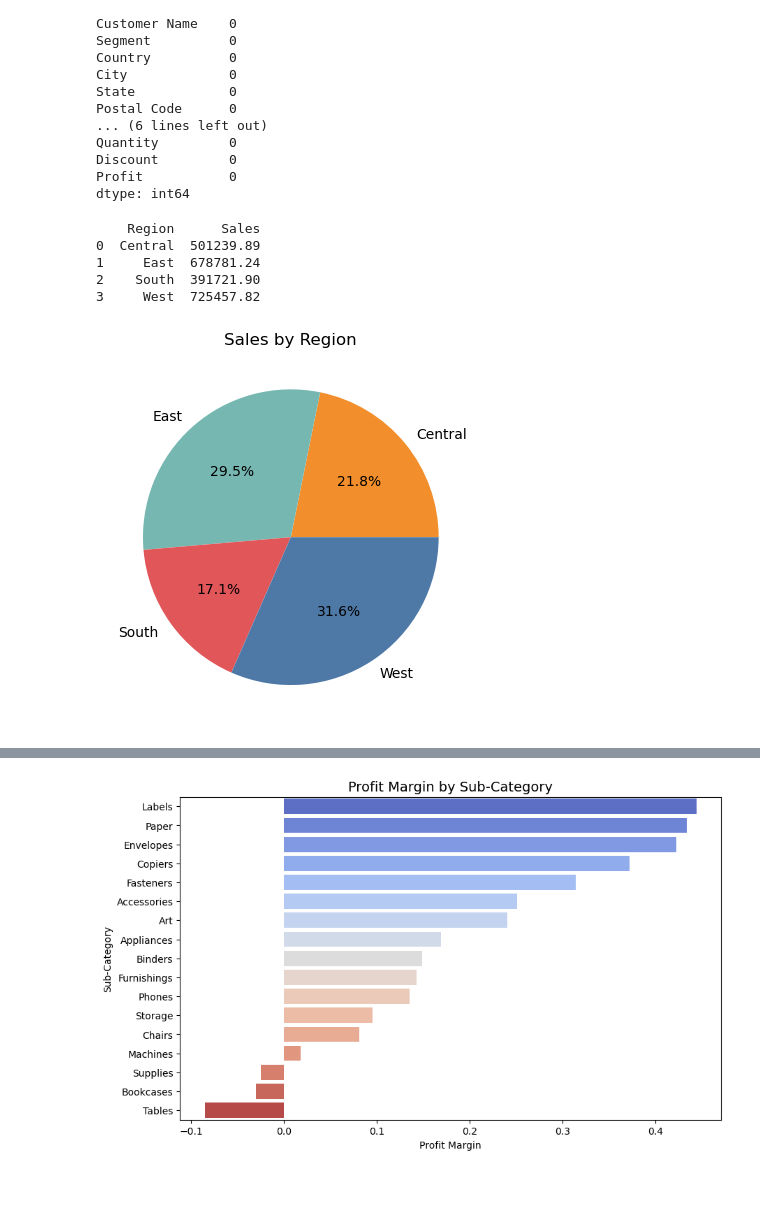
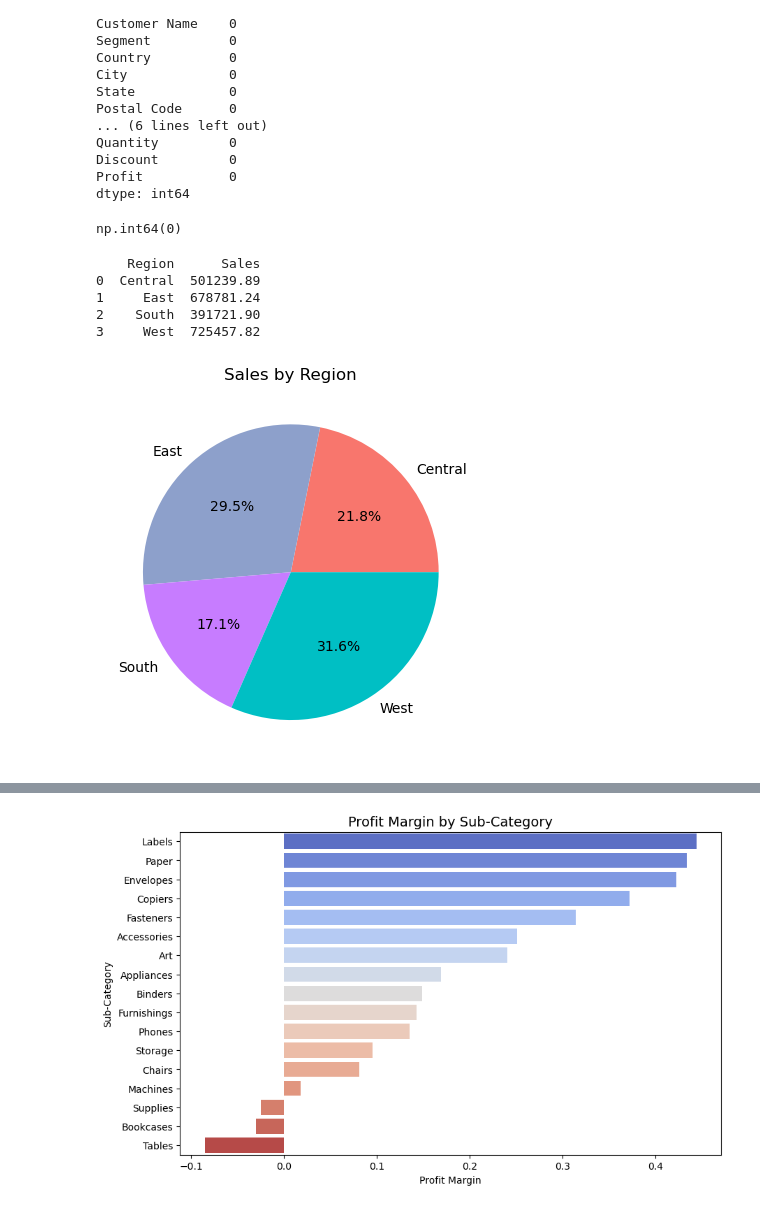
Before and after one commit to BiqiaoWang/GitHub-Project, a Jupyter notebook: Superstore-analysis.ipynb, the cells around one changed output, grey strips where cells are left out. Cells and saved outputs as stored; diff of their text form; code cells hidden in the pictures.

```diff
--- a/Superstore-analysis.ipynb
+++ b/Superstore-analysis.ipynb
@@ -27,27 +55,31 @@ Quantity         0
 Discount         0
 Profit           0
 dtype: int64
+# %%
+df.duplicated().sum()
+# %% [output]
+np.int64(0)
 # %%
 region_sales_df = df.groupby('Region', as_index=False)['Sales'].sum()
 region_sales_df = region_sales_df.reset_index(drop=True)
 region_sales_df['Sales'] = region_sales_df['Sales'].round(2)
 print(region_sales_df)
 
 plt.pie(
     region_sales_df['Sales'],
     labels=region_sales_df['Region'],
     autopct='%1.1f%%',
-    colors = ['#f28e2b', '#76b7b2','#e15759','#4e79a7']
+    colors = ['#F8766D', '#8DA0CB', '#C77CFF', '#00BFC4']
 )
 plt.title("Sales by Region")
 plt.show()
 # %% [output]
     Region      Sales
 0  Central  501239.89
 1     East  678781.24
 2    South  391721.90
 3     West  725457.82
-[figure, old version]
+[figure, new version]
 # %%
 plt.figure(figsize=(7,5))
 
```
Also changed, not shown: parts of 6 cells of this notebook.
